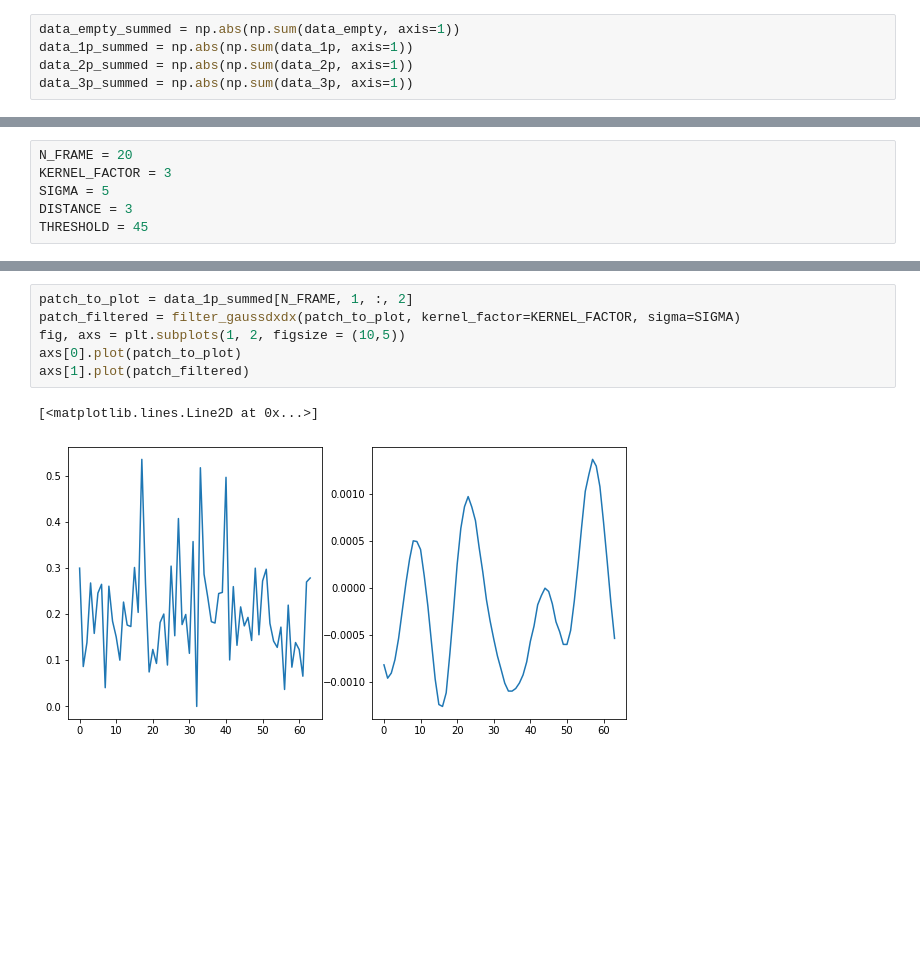
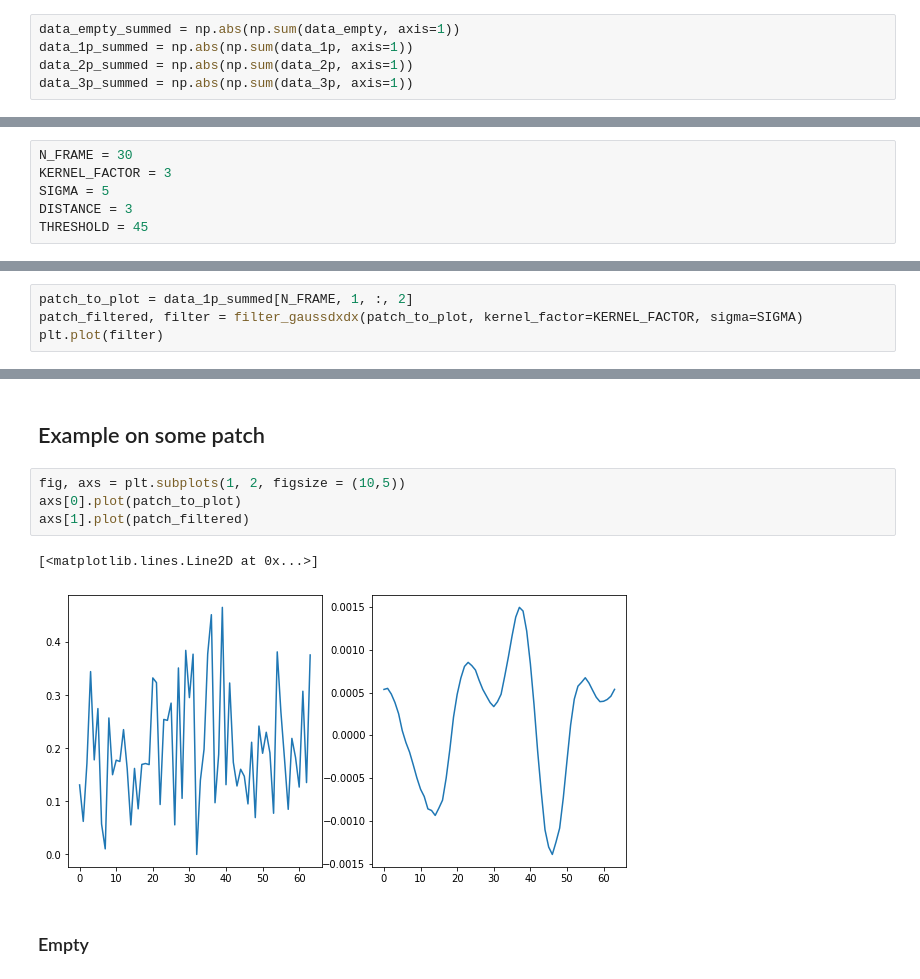
Before and after one commit to ml-lohi/hackathon-milan, a Jupyter notebook: submission/code/unsupervised.ipynb, the cells around one changed output, grey strips where cells are left out. Cells and saved outputs as stored; diff of their text form; blank space fills up the shorter version.

```diff
--- a/submission/code/unsupervised.ipynb
+++ b/submission/code/unsupervised.ipynb
@@ -30,7 +44,7 @@ print(data_3p_summed.shape)
 (60, 3, 64, 64)
 (80, 3, 64, 64)
 # %%
-N_FRAME = 20
+N_FRAME = 30
 KERNEL_FACTOR = 3
 SIGMA = 5
 DISTANCE = 3
@@ -37,0 +54,4 @@ THRESHOLD = 45
+# %%
+patch_to_plot = data_1p_summed[N_FRAME, 1, :, 2]
+patch_filtered, filter = filter_gaussdxdx(patch_to_plot, kernel_factor=KERNEL_FACTOR, sigma=SIGMA)
+plt.plot(filter)
@@ -38,10 +61,12 @@ THRESHOLD = 45
+# %% [markdown]
+## Example on some patch
 # %%
-patch_to_plot = data_1p_summed[N_FRAME, 1, :, 2]
-patch_filtered = filter_gaussdxdx(patch_to_plot, kernel_factor=KERNEL_FACTOR, sigma=SIGMA)
 fig, axs = plt.subplots(1, 2, figsize = (10,5))
 axs[0].plot(patch_to_plot)
 axs[1].plot(patch_filtered)
 # %% [output]
 [<matplotlib.lines.Line2D at 0x...>]
-[figure, old version]
+[figure, new version]
+# %% [markdown]
+### Empty
 # %%
```
Also changed, not shown: parts of 18 cells of this notebook, 6 other files.
